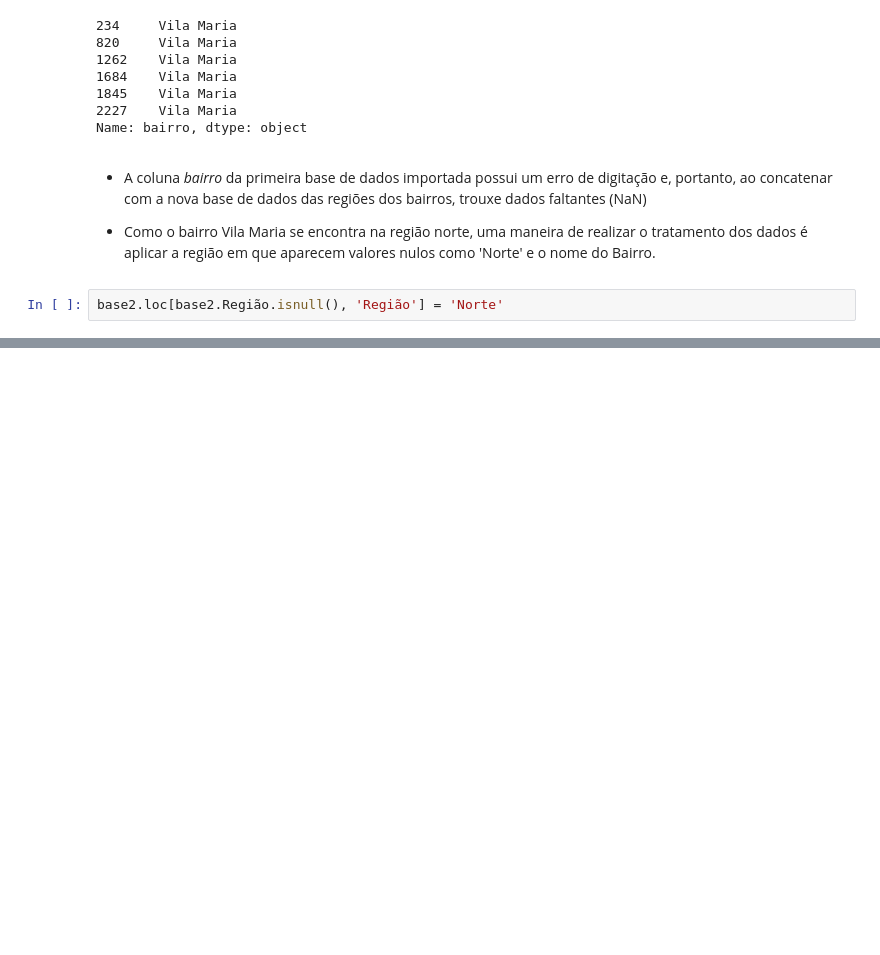
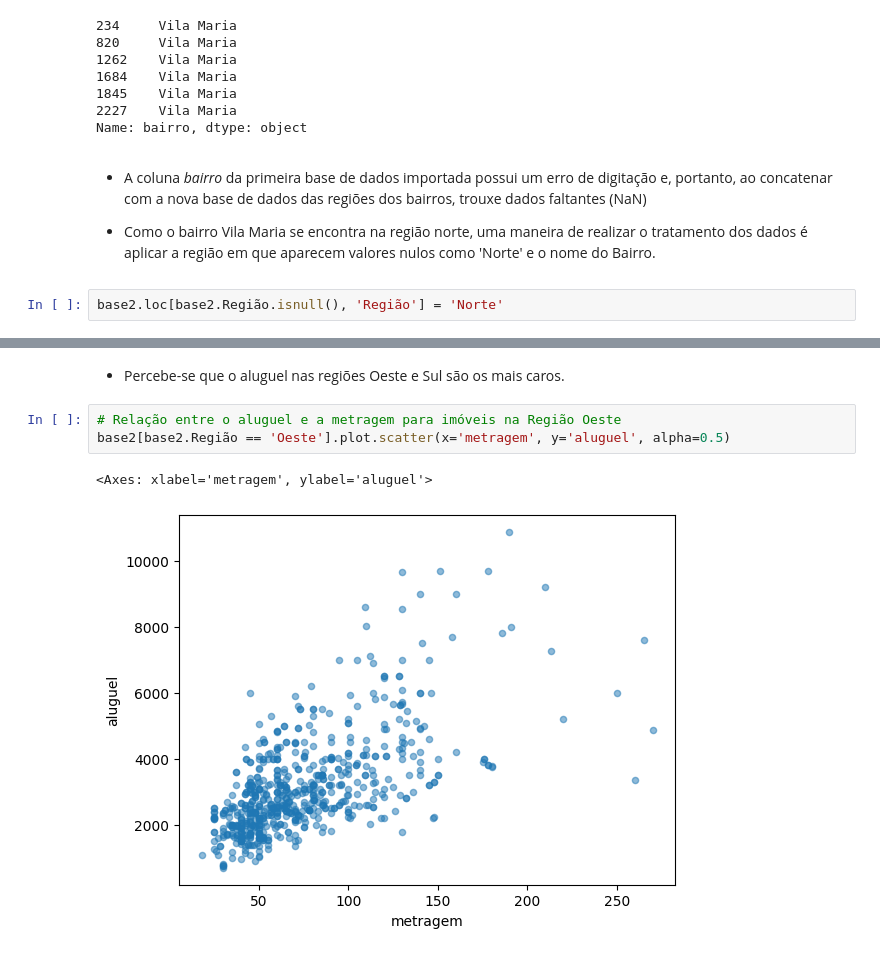
Before and after one commit to Marinopl/Predicao_Aluguel_MachineLearning, a Jupyter notebook: main.ipynb, the cells around one changed output, grey strips where cells are left out. Saved outputs shown, nothing was run; the diff lists cells and outputs as text; blank space fills up the shorter version.

```diff
--- a/main.ipynb
+++ b/main.ipynb
@@ -456,0 +467,8 @@ base2.loc[base2.Região == 'Vila Maria']
+# %% [markdown]
+* Percebe-se que o aluguel nas regiões Oeste e Sul são os mais caros.
+# %%
+# Relação entre o aluguel e a metragem para imóveis na Região Oeste
+base2[base2.Região == 'Oeste'].plot.scatter(x='metragem', y='aluguel', alpha=0.5)
+# %% [output]
+<Axes: xlabel='metragem', ylabel='aluguel'>
+[figure, added]
```
Also changed, not shown: parts of 82 cells of this notebook, 1 other file.
